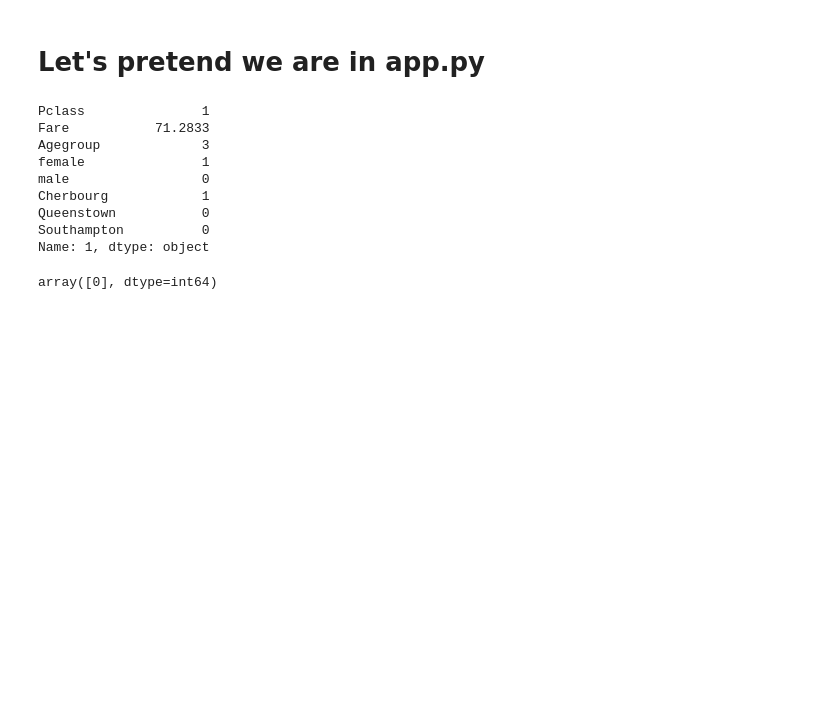
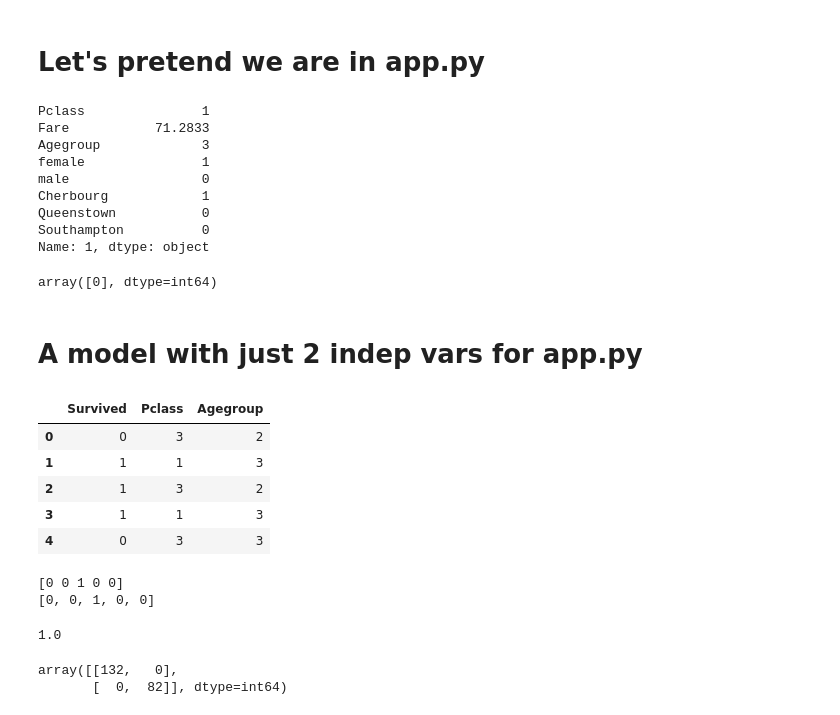
Before and after one commit to szilviaaltorjai/titanic_logit, a Jupyter notebook: titanic_logistic_classnote.ipynb, the cells around one changed output. Cells and saved outputs as stored; diff of their text form; code cells hidden in the pictures; blank space fills up the shorter version.

```diff
--- a/titanic_logistic_classnote.ipynb
+++ b/titanic_logistic_classnote.ipynb
@@ -236,3 +237,41 @@ array([0], dtype=int64)
 # Save X-train for visualization purposes...how?
 train = X_train.copy()
 train.to_pickle('train.pkl')
+# %% [markdown]
+# A model with just 2 indep vars for app.py
+# %%
+# loc - selects columns; : means all rows and then the column names I want
+# source: https://medium.com/dunder-data/selecting-subsets-of-data-in-pandas-6fcd0170be9c
+df4=df3.loc[:, ['Survived', 'Pclass', 'Agegroup']]
+# %%
+df4.head(5)
+# %% [output]
+|  | Survived | Pclass | Agegroup |
+| 0 | 0 | 3 | 2 |
+| 1 | 1 | 1 | 3 |
+| 2 | 1 | 3 | 2 |
+| 3 | 1 | 1 | 3 |
+| 4 | 0 | 3 | 3 |
+# %%
+# move on and start building the model
+# institiate the model
+# run logistic reg
+# instantiate the sklearn class
+log_model = LogisticRegression()
+# Establish your target
+y = df4['Survived']
+# Establish your predictors - which is everything except the target variable
+X = df4.drop(['Pclass', 'Agegroup'], axis=1)
+# train-test split
+from sklearn.model_selection import train_test_split
+X_train, X_test, y_train, y_test = train_test_split(X, y, random_state=4, test_size=.3)
+# fit on the training data
+log_model.fit(X_train, y_train)
+# predictx on the test data
+y_preds = log_model.predict(X_test)
+# check out the first 5
+print(y_preds[:5])
+print(list(y_test[:5]))
+# %% [output]
+[0 0 1 0 0]
+[0, 0, 1, 0, 0]
@@ -238,0 +289,13 @@ train.to_pickle('train.pkl')
+# %%
+# evaluation code...three matrixes
+from sklearn import metrics
+# accuracy
+metrics.accuracy_score(y_test, y_preds)
+# %% [output]
+1.0
+# %%
+# confusion matrix
+metrics.confusion_matrix(y_test, y_preds)
+# %% [output]
+array([[132,   0],
+       [  0,  82]], dtype=int64)
```
Also changed, not shown: parts of 5 cells of this notebook, 8 other files.
